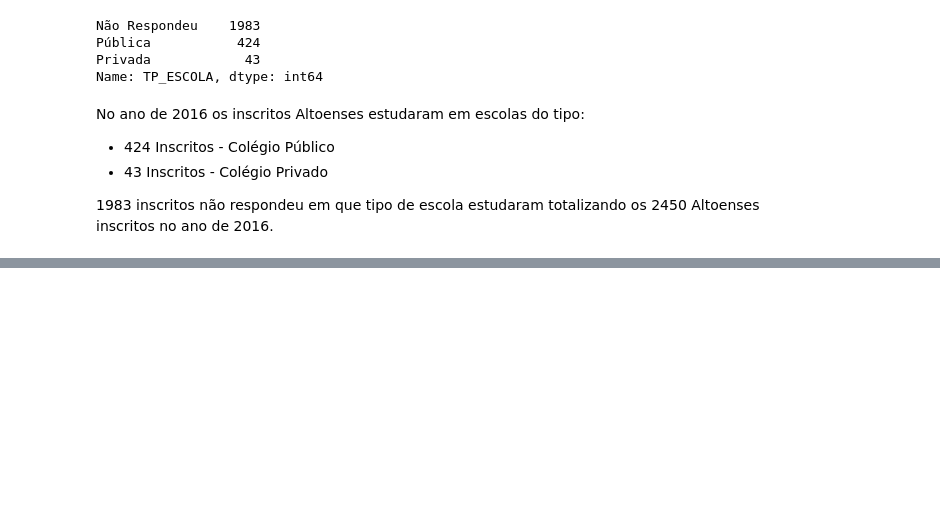
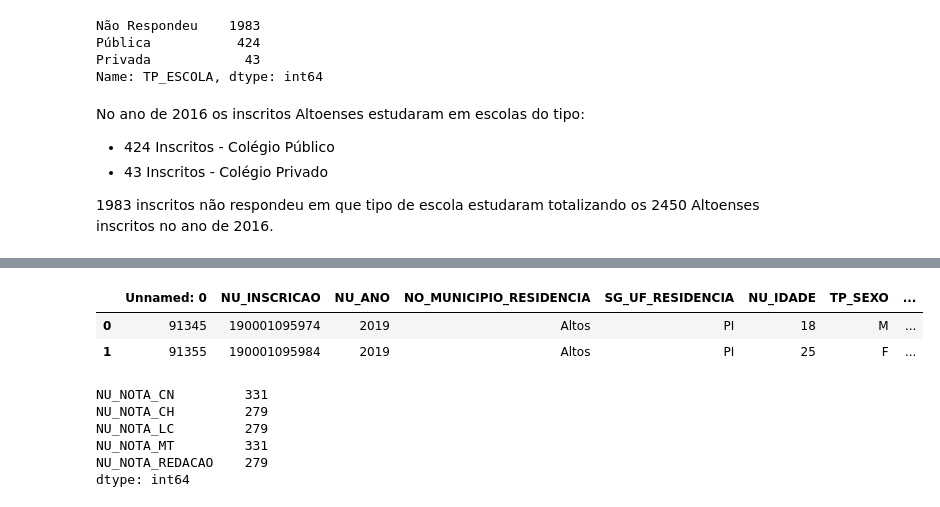
Before and after one commit to Julio-M39/PesquisaAltosEnem, a Jupyter notebook: PesquisaAltosEnem.ipynb, the cells around one changed output, grey strips where cells are left out. Drawn from its saved outputs; the diff is of its cells as text; code cells hidden in the pictures; blank space fills up the shorter version.

```diff
--- a/PesquisaAltosEnem.ipynb
+++ b/PesquisaAltosEnem.ipynb
@@ -63,0 +68,6 @@ Números de inscritos que residem em Altos por ano:
+# %%
+#Trocando os campos sem valores (NaN por Não Respondeu)
+microdadosEnem2019['NO_MUNICIPIO_ESC'].fillna('Não Respondeu',  inplace=True)
+microdadosEnem2018['NO_MUNICIPIO_ESC'].fillna('Não Respondeu',  inplace=True)
+microdadosEnem2017['NO_MUNICIPIO_ESC'].fillna('Não Respondeu',  inplace=True)
+microdadosEnem2016['NO_MUNICIPIO_ESC'].fillna('Não Respondeu',  inplace=True)
@@ -272,0 +289,17 @@ No ano de 2016 os inscritos Altoenses estudaram em escolas do tipo:
+# %%
+#Visualizar o Dataframe
+microdadosEnem2019.head(2)
+# %% [output]
+|  | Unnamed: 0 | NU_INSCRICAO | NU_ANO | NO_MUNICIPIO_RESIDENCIA | SG_UF_RESIDENCIA | NU_IDADE | TP_SEXO | ... |
+| 0 | 91345 | 190001095974 | 2019 | Altos | PI | 18 | M | ... |
+| 1 | 91355 | 190001095984 | 2019 | Altos | PI | 25 | F | ... |
+# %%
+#Verificar números de dados vazios
+microdadosEnem2019[['NU_NOTA_CN', 'NU_NOTA_CH', 'NU_NOTA_LC', 'NU_NOTA_MT', 'NU_NOTA_REDACAO']].isnull().sum()
+# %% [output]
+NU_NOTA_CN         331
+NU_NOTA_CH         279
+NU_NOTA_LC         279
+NU_NOTA_MT         331
+NU_NOTA_REDACAO    279
+dtype: int64
```
Also changed, not shown: parts of 86 cells of this notebook.
